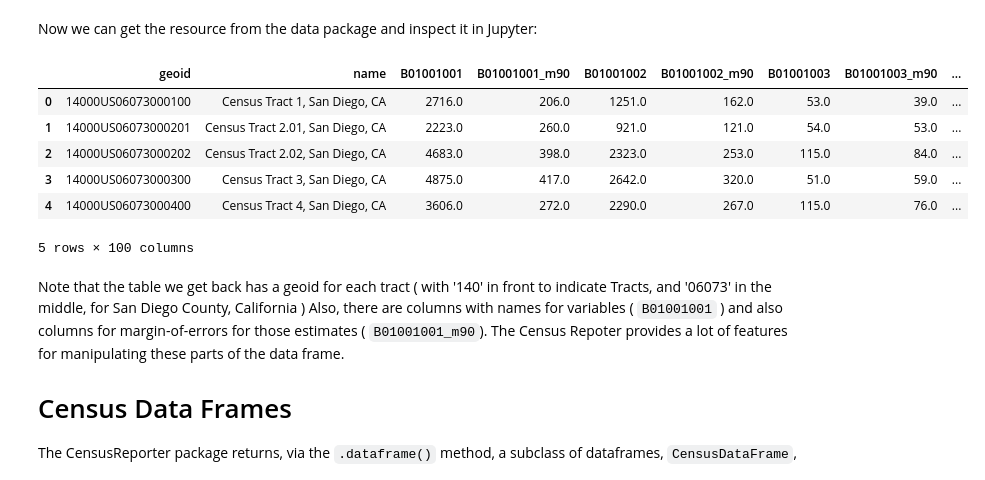
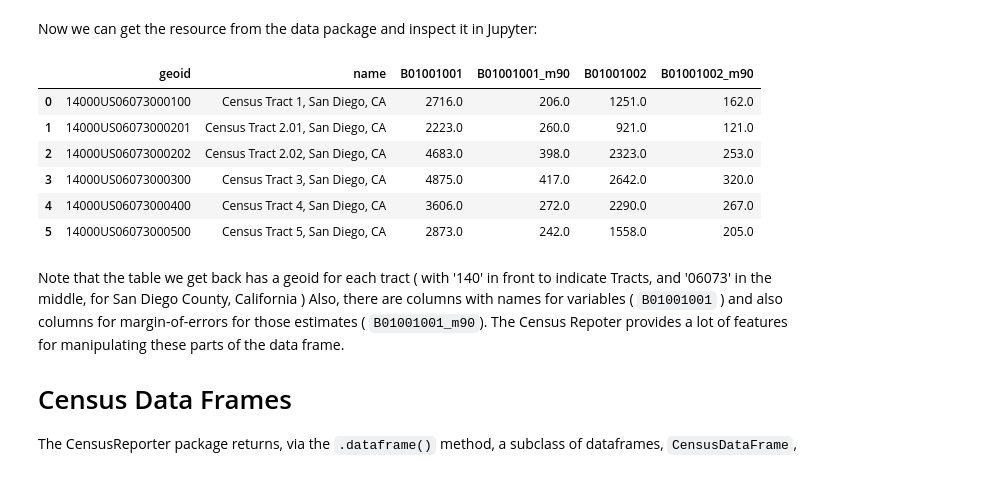
Before and after one commit to sandiegodata/notebooks, a Jupyter notebook: tutorial/American Community Survey.ipynb, the cells around one changed output. Cells and saved outputs as stored; diff of their text form; code cells hidden in the pictures.

```diff
--- a/tutorial/American Community Survey.ipynb
+++ b/tutorial/American Community Survey.ipynb
@@ -127,15 +128,15 @@ Now we can get the resource from the  data package and inspect it in Jupyter:
 # %%
 B01001_r = mt_pkg.resource('B01001')
 B01001 = B01001_r.dataframe()
-B01001.head()
+B01001.iloc[:6,:6] # Show 6 rows and 6 columns
 # %% [output]
-|  | geoid | name | B01001001 | B01001001_m90 | B01001002 | B01001002_m90 | B01001003 | B01001003_m90 | ... |
-| 0 | 14000US06073000100 | Census Tract 1, San Diego, CA | 2716.0 | 206.0 | 1251.0 | 162.0 | 53.0 | 39.0 | ... |
-| 1 | 14000US06073000201 | Census Tract 2.01, San Diego, CA | 2223.0 | 260.0 | 921.0 | 121.0 | 54.0 | 53.0 | ... |
-| 2 | 14000US06073000202 | Census Tract 2.02, San Diego, CA | 4683.0 | 398.0 | 2323.0 | 253.0 | 115.0 | 84.0 | ... |
-| 3 | 14000US06073000300 | Census Tract 3, San Diego, CA | 4875.0 | 417.0 | 2642.0 | 320.0 | 51.0 | 59.0 | ... |
-| 4 | 14000US06073000400 | Census Tract 4, San Diego, CA | 3606.0 | 272.0 | 2290.0 | 267.0 | 115.0 | 76.0 | ... |
+|  | geoid | name | B01001001 | B01001001_m90 | B01001002 | B01001002_m90 |
+| 0 | 14000US06073000100 | Census Tract 1, San Diego, CA | 2716.0 | 206.0 | 1251.0 | 162.0 |
+| 1 | 14000US06073000201 | Census Tract 2.01, San Diego, CA | 2223.0 | 260.0 | 921.0 | 121.0 |
+| 2 | 14000US06073000202 | Census Tract 2.02, San Diego, CA | 4683.0 | 398.0 | 2323.0 | 253.0 |
+| 3 | 14000US06073000300 | Census Tract 3, San Diego, CA | 4875.0 | 417.0 | 2642.0 | 320.0 |
+| 4 | 14000US06073000400 | Census Tract 4, San Diego, CA | 3606.0 | 272.0 | 2290.0 | 267.0 |
+| 5 | 14000US06073000500 | Census Tract 5, San Diego, CA | 2873.0 | 242.0 | 1558.0 | 205.0 |
-5 rows × 100 columns
 # %% [markdown]
 Note that the table we get back has a geoid for each tract ( with '140' in front to indicate Tracts, and '06073' in the middle, for San Diego County, California ) Also, there are columns with names for variables ( ``B01001001`` ) and also columns for margin-of-errors for those estimates ( ``B01001001_m90``). The Census Repoter provides a lot of features for manipulating these parts of the data frame.
 
```
Also changed, not shown: parts of 5 cells of this notebook, 1 other file.
